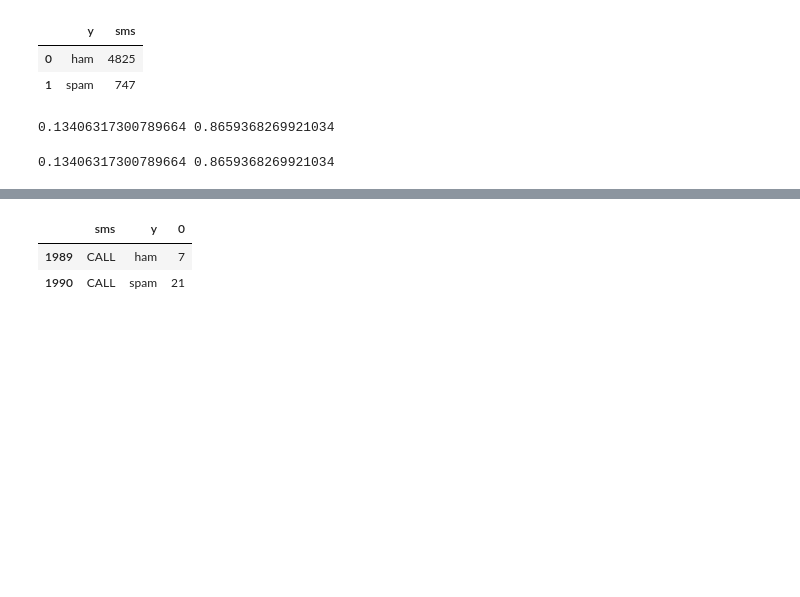
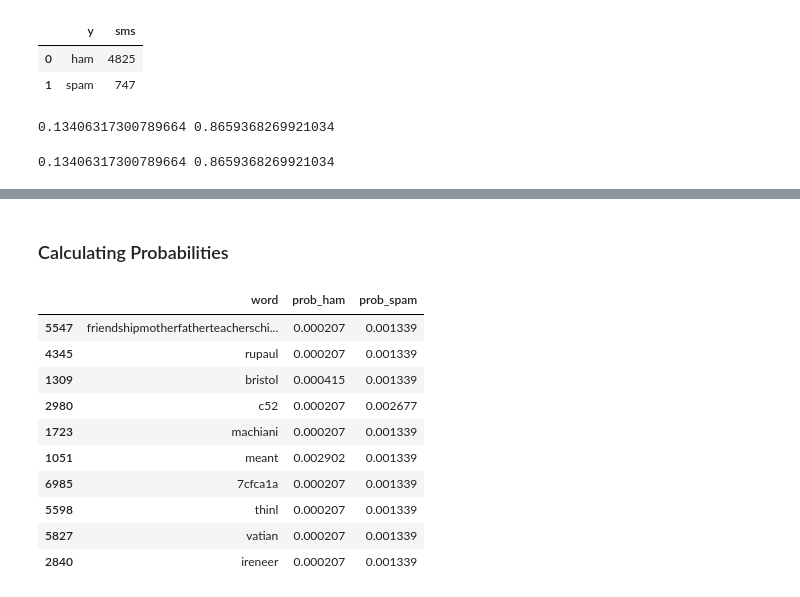
Before and after one commit to kavehbc/machine-learning-2, a Jupyter notebook: notebooks/23-naive-bayes-spam.ipynb, the cells around one changed output, grey strips where cells are left out. Cells and saved outputs as stored; diff of their text form; code cells hidden in the pictures; blank space fills up the shorter version.

```diff
--- a/notebooks/23-naive-bayes-spam.ipynb
+++ b/notebooks/23-naive-bayes-spam.ipynb
@@ -113,6 +171,49 @@ df_p
-# %%
-df_p[df_p["sms"] == 'CALL']
-# %% [output]
-|  | sms | y | 0 |
-| 1989 | CALL | ham | 7 |
-| 1990 | CALL | spam | 21 |
+# %% [markdown]
+### Calculating Probabilities
+# %%
+columns=['word', 'prob_ham', 'prob_spam']
+df_p = pd.DataFrame(data=None, columns=columns)
+
+for word in words:
+    entry = []
+    df_word = df_count[df_count["sms"] == word]
+    if df_word.shape[0] > 0:
+        count_word_spam = df_word.loc[df_word['y'] == 'spam', 0].values
+        count_word_ham = df_word.loc[df_word['y'] == 'ham', 0].values
+
+        if len(count_word_spam) > 0:
+            count_word_spam = count_word_spam[0]
+        else:
+            count_word_spam = 1
+
+        if len(count_word_ham) > 0:
+            count_word_ham = count_word_ham[0]
+        else:
+            count_word_ham = 1
+
+        p_word_ham = count_word_ham / total_ham
+        p_word_spam = count_word_spam / total_spam
+
+
+        entry = [word, p_word_ham, p_word_spam]
+
+        df_entry = pd.DataFrame(data=[entry], columns=columns)
+        if df_p.shape[0] > 0:
+            df_p = pd.concat([df_p, df_entry])
+        else:
+            df_p = df_entry
+
+df_p = df_p.reset_index(drop=True)
+df_p.sample(10)
+# %% [output]
+|  | word | prob_ham | prob_spam |
+| 5547 | friendshipmotherfatherteacherschi... | 0.000207 | 0.001339 |
+| 4345 | rupaul | 0.000207 | 0.001339 |
+| 1309 | bristol | 0.000415 | 0.001339 |
+| 2980 | c52 | 0.000207 | 0.002677 |
+| 1723 | machiani | 0.000207 | 0.001339 |
+| 1051 | meant | 0.002902 | 0.001339 |
+| 6985 | 7cfca1a | 0.000207 | 0.001339 |
+| 5598 | thinl | 0.000207 | 0.001339 |
+| 5827 | vatian | 0.000207 | 0.001339 |
+| 2840 | ireneer | 0.000207 | 0.001339 |
```
Also changed, not shown: parts of 33 cells of this notebook, 1 other file.
